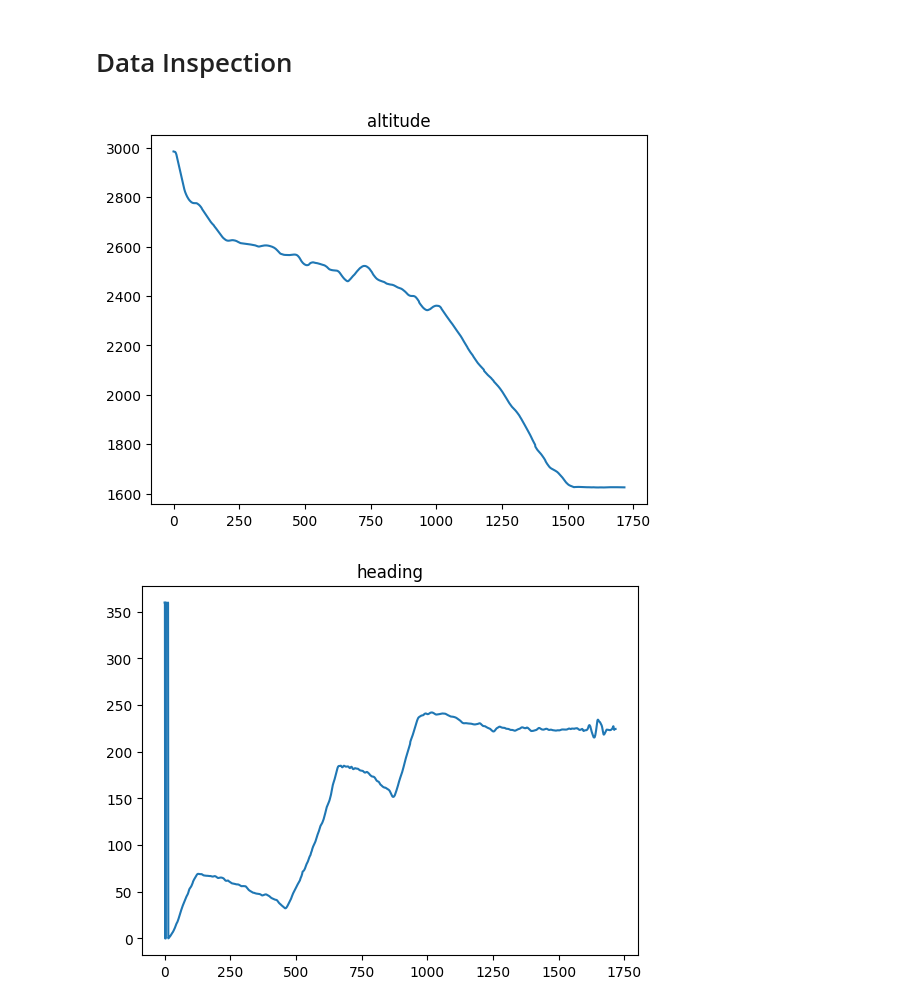
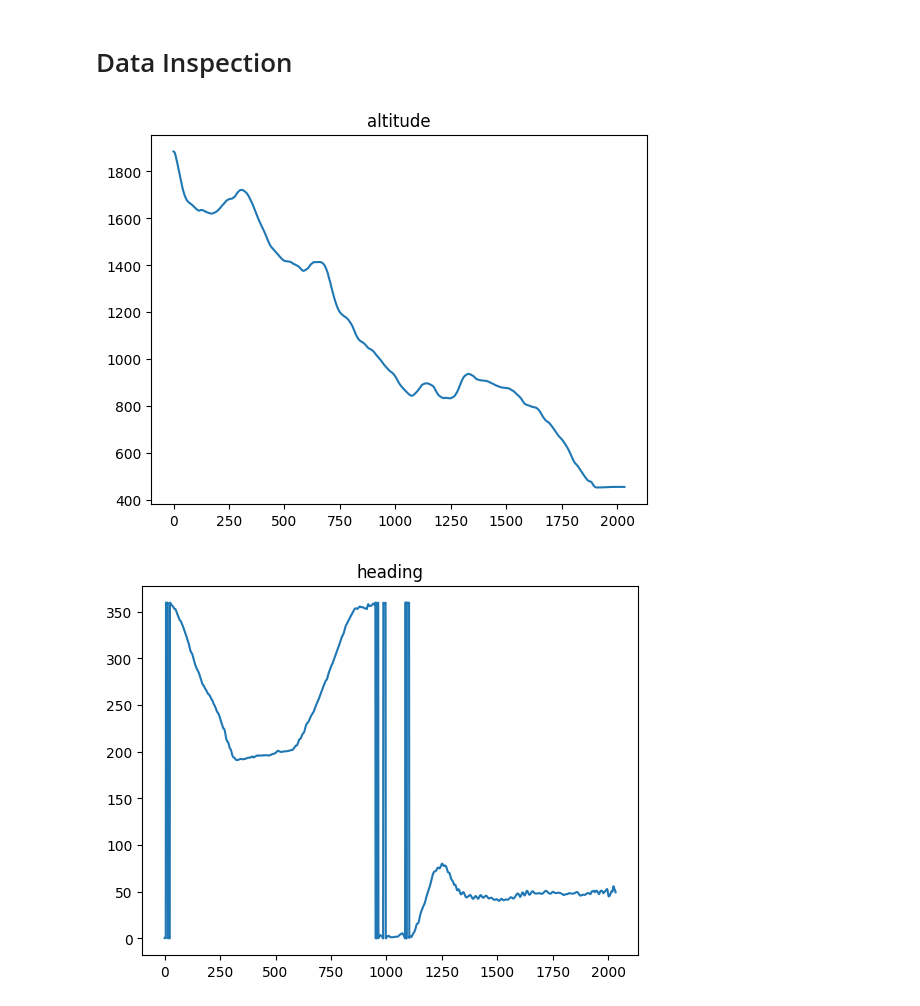
Before and after one commit to litcoderr/flybyml, a Jupyter notebook: dataset/inspect.ipynb, the cells around one changed output. Saved outputs shown, nothing was run; the diff lists cells and outputs as text; code cells hidden in the pictures.

```diff
--- a/dataset/inspect.ipynb
+++ b/dataset/inspect.ipynb
@@ -62,18 +62,18 @@ def load_data(session_id):
     with open(data_root / f"{session_id}.json", "r") as f:
         return json.load(f)
 # %%
-data = load_data(list(session_ids)[29])
+data = load_data(list(session_ids)[41])
 
 alt = []
 for datum in data:
     alt.append(datum['state']['position'][2])
 
 t = np.arange(0, len(alt), 1)
 plt.title('altitude')
 plt.plot(t, alt)
 plt.show()
 # %% [output]
-[figure, old version]
+[figure, new version]
 # %%
 heading = []
 for datum in data:
@@ -82,4 +82,4 @@ plt.title('heading')
 plt.plot(t, heading)
 plt.show()
 # %% [output]
-[figure, old version]
+[figure, new version]
```
Also changed, not shown: parts of 1 cell of this notebook.
